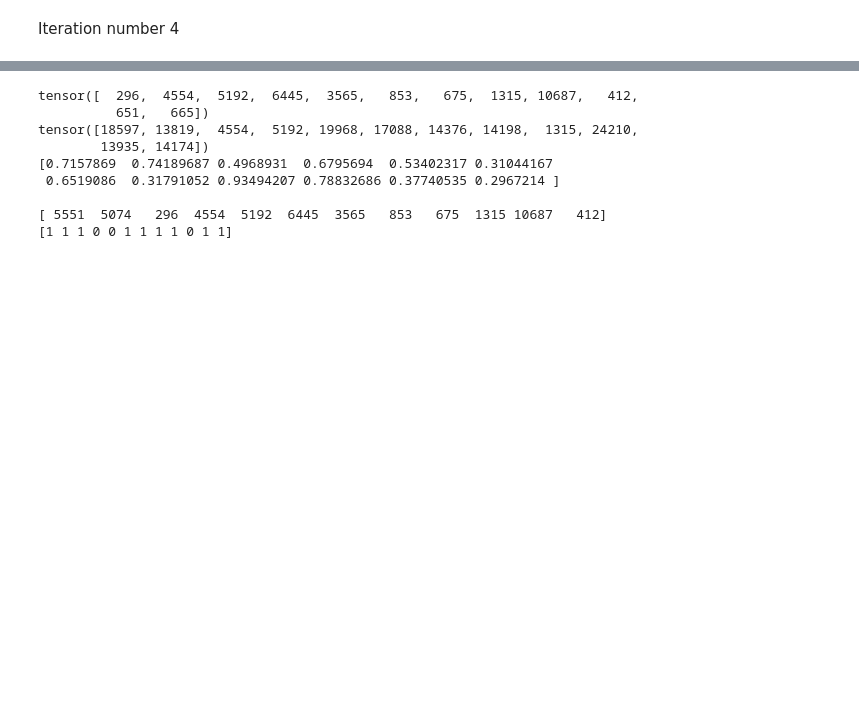
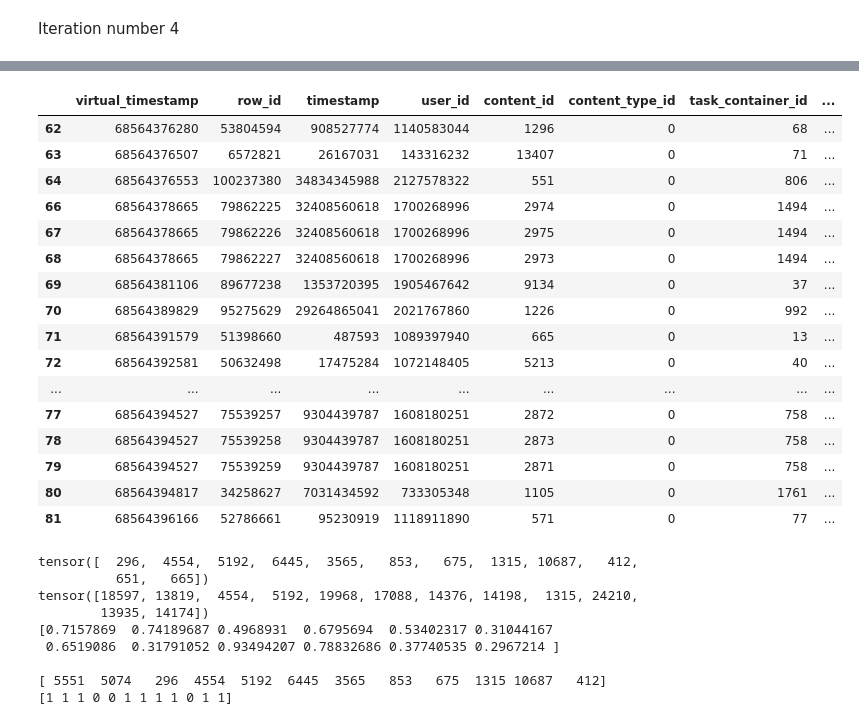
Before and after one commit to scaomath/kaggle-riiid-test, a Jupyter notebook: sakt/debug_sakt_new_2.ipynb, the cells around one changed output, grey strips where cells are left out. Cells and saved outputs as stored; diff of their text form; code cells hidden in the pictures; blank space fills up the shorter version.

```diff
--- a/sakt/debug_sakt_new_2.ipynb
+++ b/sakt/debug_sakt_new_2.ipynb
@@ -649,6 +687,26 @@ answer_correctly_true                       0
 prior_group_responses                      []
 prior_group_answers_correct                []
 Name: 71, dtype: object
+# %%
+test_df
+# %% [output]
+|  | virtual_timestamp | row_id | timestamp | user_id | content_id | content_type_id | task_container_id | ... |
+| 62 | 68564376280 | 53804594 | 908527774 | 1140583044 | 1296 | 0 | 68 | ... |
+| 63 | 68564376507 | 6572821 | 26167031 | 143316232 | 13407 | 0 | 71 | ... |
+| 64 | 68564376553 | 100237380 | 34834345988 | 2127578322 | 551 | 0 | 806 | ... |
+| 66 | 68564378665 | 79862225 | 32408560618 | 1700268996 | 2974 | 0 | 1494 | ... |
+| 67 | 68564378665 | 79862226 | 32408560618 | 1700268996 | 2975 | 0 | 1494 | ... |
+| 68 | 68564378665 | 79862227 | 32408560618 | 1700268996 | 2973 | 0 | 1494 | ... |
+| 69 | 68564381106 | 89677238 | 1353720395 | 1905467642 | 9134 | 0 | 37 | ... |
+| 70 | 68564389829 | 95275629 | 29264865041 | 2021767860 | 1226 | 0 | 992 | ... |
+| 71 | 68564391579 | 51398660 | 487593 | 1089397940 | 665 | 0 | 13 | ... |
+| 72 | 68564392581 | 50632498 | 17475284 | 1072148405 | 5213 | 0 | 40 | ... |
+| ... | ... | ... | ... | ... | ... | ... | ... | ... |
+| 77 | 68564394527 | 75539257 | 9304439787 | 1608180251 | 2872 | 0 | 758 | ... |
+| 78 | 68564394527 | 75539258 | 9304439787 | 1608180251 | 2873 | 0 | 758 | ... |
+| 79 | 68564394527 | 75539259 | 9304439787 | 1608180251 | 2871 | 0 | 758 | ... |
+| 80 | 68564394817 | 34258627 | 7031434592 | 733305348 | 1105 | 0 | 1761 | ... |
+| 81 | 68564396166 | 52786661 | 95230919 | 1118911890 | 571 | 0 | 77 | ... |
 # %%
 print(item[1][u_idx_loc, -12:]) # user 1089397940 first batch in example_test (question sequence)
 print(item[0][u_idx_loc, -12:]) # user 1089397940 first batch in example_test: skill sequence = prev_content_id * (correct or not) + 13523
```
Also changed, not shown: parts of 9 cells of this notebook, 2 other files.
